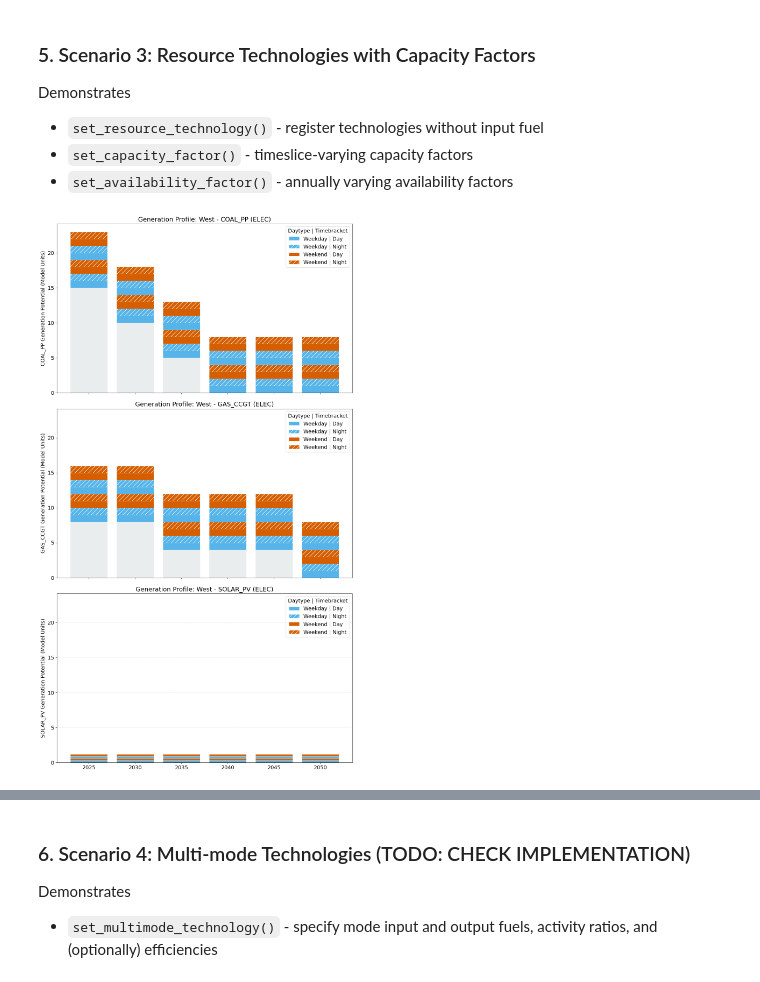
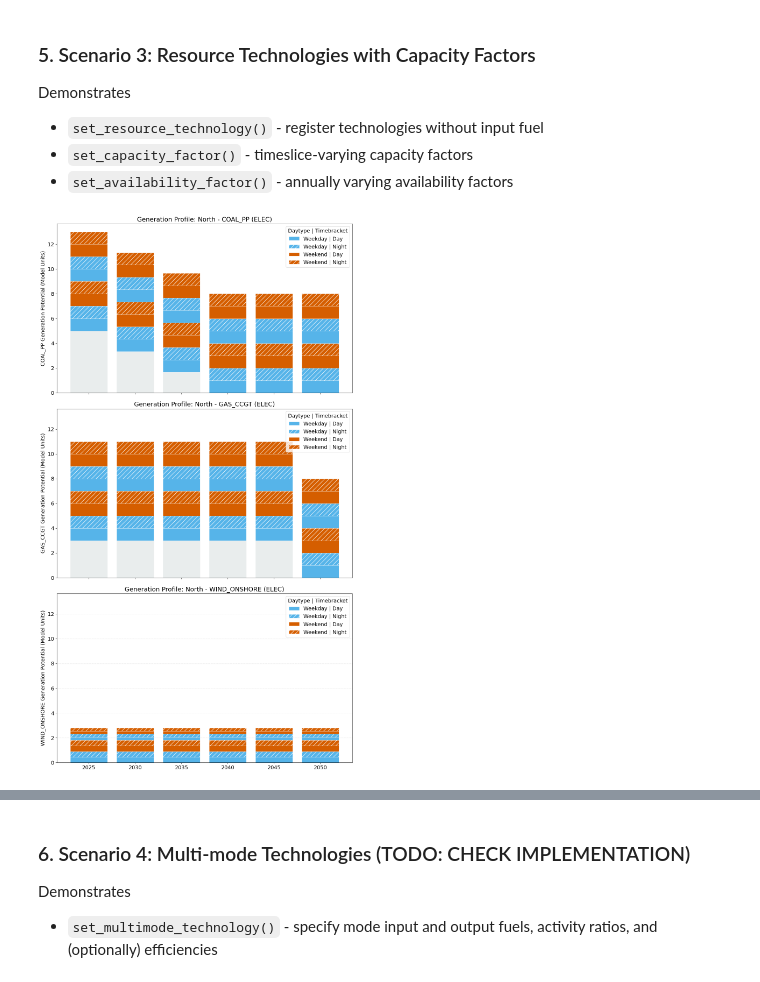
Before and after one commit to esemsc-as4623/pypsa-playground, a Jupyter notebook: notebooks/demo.supply.ipynb, the cells around one changed output, grey strips where cells are left out. Drawn from its saved outputs; the diff is of its cells as text; code cells hidden in the pictures.

```diff
--- a/notebooks/demo.supply.ipynb
+++ b/notebooks/demo.supply.ipynb
@@ -120,7 +120,7 @@ ScenarioComponent.copy(scenario1_dir, scenario2_dir, overwrite=True)
 scenario2 = SupplyComponent(scenario2_dir)
 scenario2.load()
 
-for region in regions:
+for i, region in enumerate(regions):
     if (region, 'COAL_PP') in scenario2.defined_tech:
         scenario2.set_residual_capacity(
             region, 'COAL_PP',
@@ -129,7 +129,7 @@ for region in regions:
     if (region, 'GAS_CCGT') in scenario2.defined_tech:
         scenario2.set_residual_capacity(
             region, 'GAS_CCGT',
-            {2025: 8, np.random.randint(2025, 2045): 4, 2050: 0}, interpolation='step')
+            {2025: 8, 2025+5*i: np.random.randint(0,5), 2050: 0}, interpolation='step')
 
     if (region, 'GAS_BOILER') in scenario2.defined_tech:
         scenario2.set_residual_capacity(region, 'GAS_BOILER', {2025: np.random.randint(1,5)})
@@ -211,6 +211,6 @@ scenario3.save()
 # %%
 # shows fraction of capacity that is both available
 # and expected to be producing at each timeslice
-scenario3.visualize_potential(region='West', fuel='ELEC')
+scenario3.visualize_potential(region='North', fuel='ELEC')
 # %% [output]
-[figure, old version]
+[figure, new version]
```
Also changed, not shown: parts of 3 cells of this notebook.
